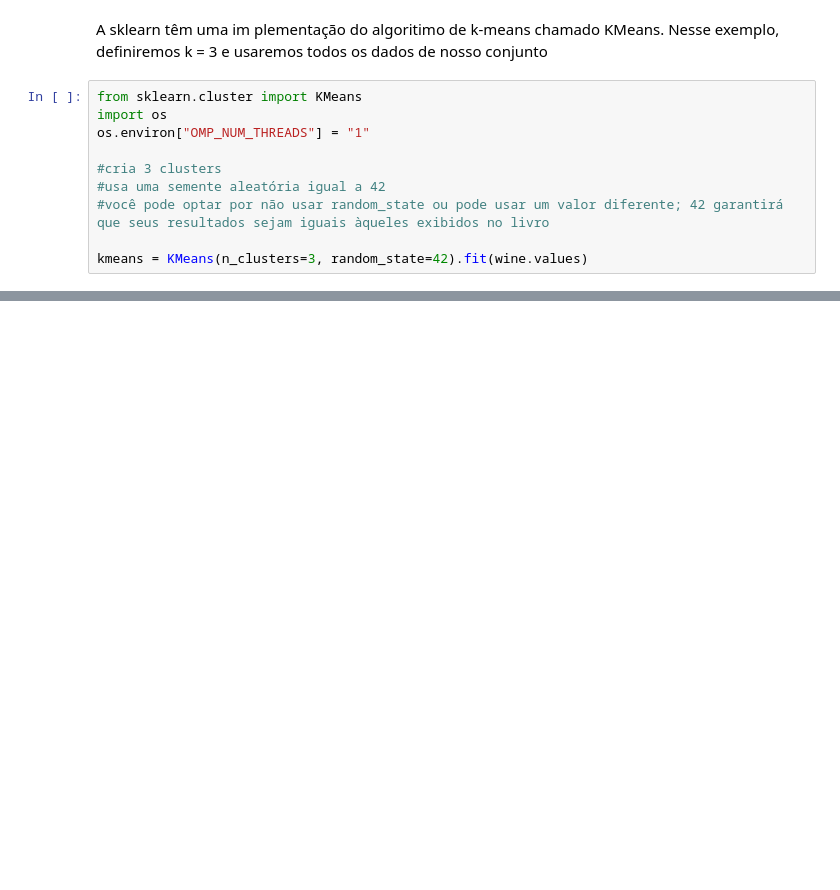
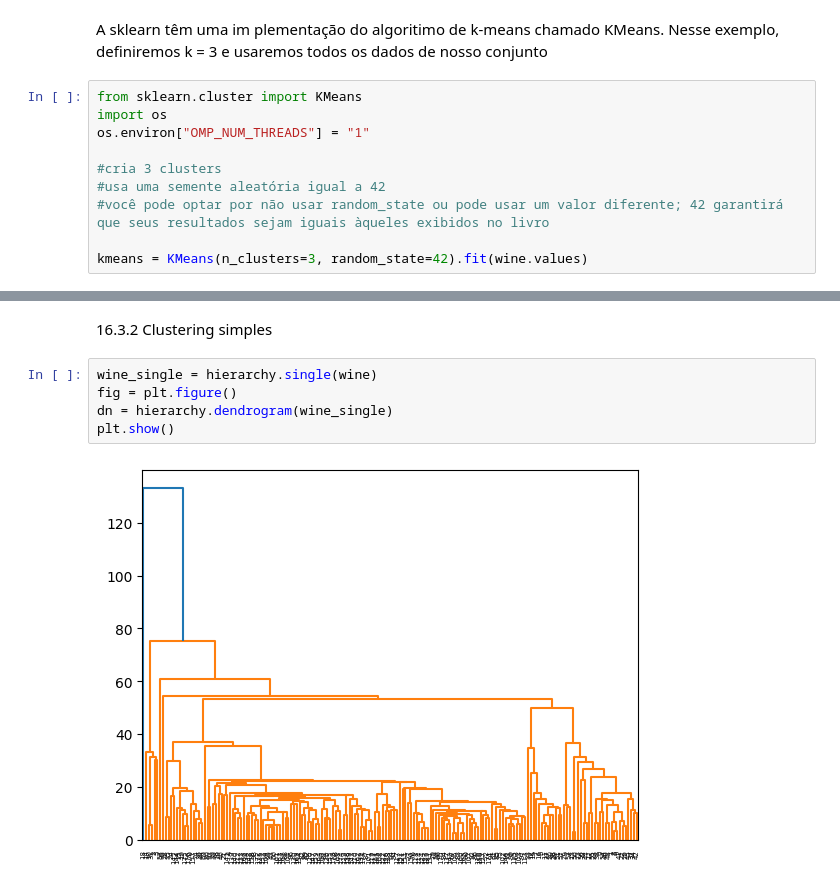
Before and after one commit to LuizGiehl/PFE_2, a Jupyter notebook: src/parteIV/cap16.ipynb, the cells around one changed output, grey strips where cells are left out. Saved outputs shown, nothing was run; the diff lists cells and outputs as text; blank space fills up the shorter version.

```diff
--- a/src/parteIV/cap16.ipynb
+++ b/src/parteIV/cap16.ipynb
@@ -76,0 +234,9 @@ kmeans = KMeans(n_clusters=3, random_state=42).fit(wine.values)
+# %% [markdown]
+16.3.2 Clustering simples
+# %%
+wine_single = hierarchy.single(wine)
+fig = plt.figure()
+dn = hierarchy.dendrogram(wine_single)
+plt.show()
+# %% [output]
+[figure, added]
```
Also changed, not shown: parts of 31 cells of this notebook.
